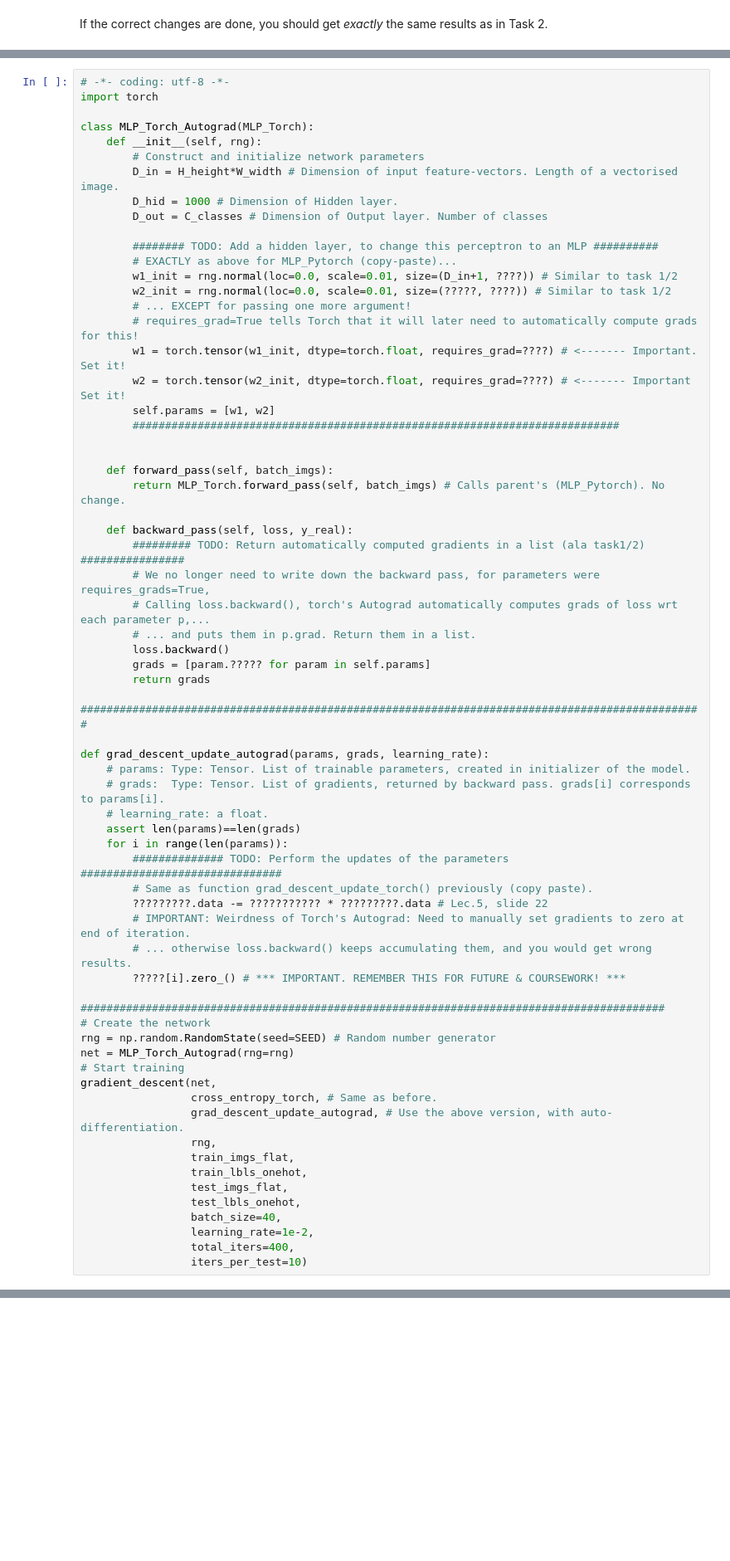
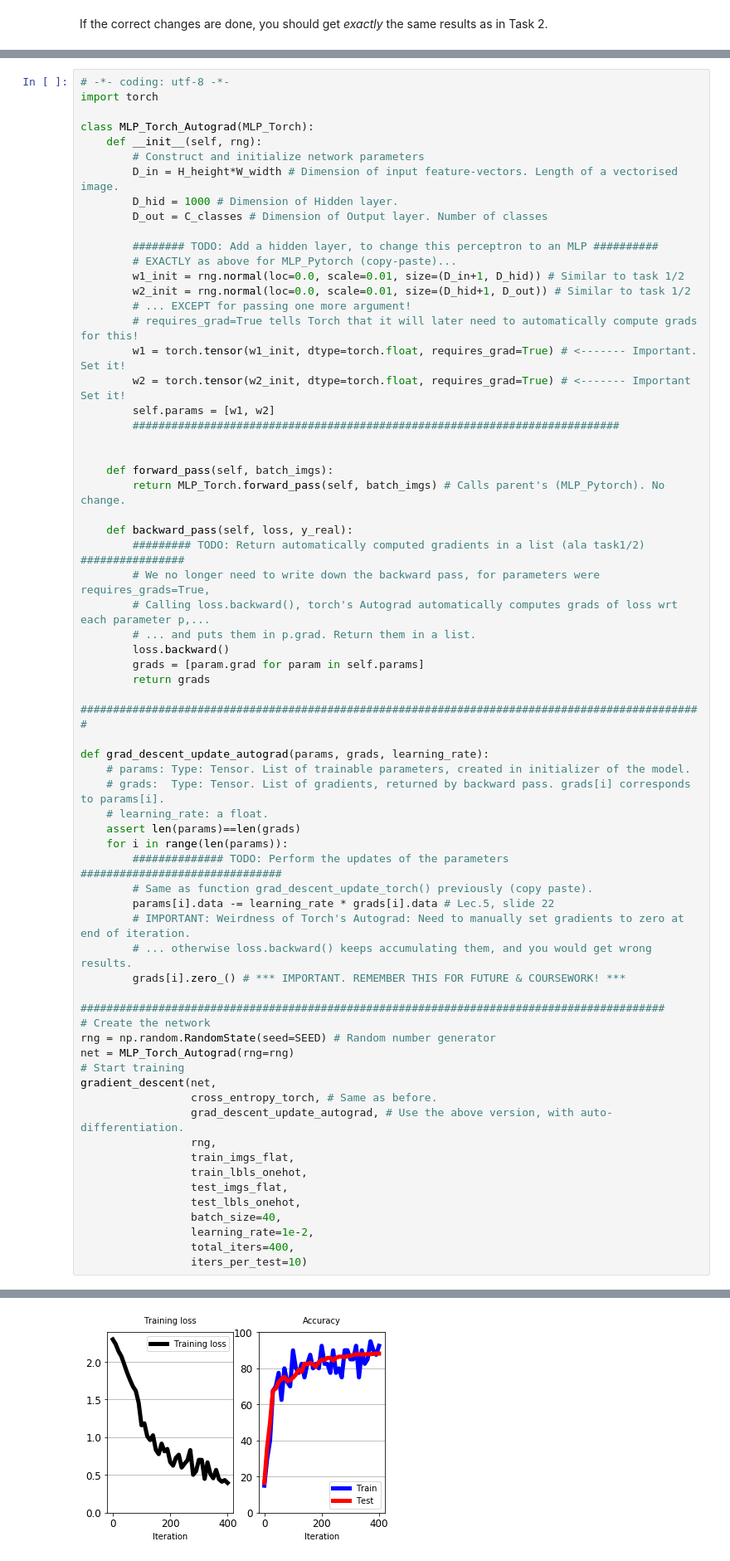
Before and after one commit to kentheo/mli-tutorials, a Jupyter notebook: MLI-Tutorial-3.ipynb, the cells around one changed output, grey strips where cells are left out. Shown: that part at 83% size. Drawn from its saved outputs; the diff is of its cells as text; blank space fills up the shorter version.

```diff
--- a/MLI-Tutorial-3.ipynb
+++ b/MLI-Tutorial-3.ipynb
@@ -542,12 +578,12 @@ class MLP_Torch_Autograd(MLP_Torch):
 
         ######## TODO: Add a hidden layer, to change this perceptron to an MLP ##########
         # EXACTLY as above for MLP_Pytorch (copy-paste)...
-        w1_init = rng.normal(loc=0.0, scale=0.01, size=(D_in+1, ????)) # Similar to task 1/2
-        w2_init = rng.normal(loc=0.0, scale=0.01, size=(?????, ????)) # Similar to task 1/2
+        w1_init = rng.normal(loc=0.0, scale=0.01, size=(D_in+1, D_hid)) # Similar to task 1/2
+        w2_init = rng.normal(loc=0.0, scale=0.01, size=(D_hid+1, D_out)) # Similar to task 1/2
         # ... EXCEPT for passing one more argument!
         # requires_grad=True tells Torch that it will later need to automatically compute grads for this!
-        w1 = torch.tensor(w1_init, dtype=torch.float, requires_grad=????) # <------- Important. Set it!
-        w2 = torch.tensor(w2_init, dtype=torch.float, requires_grad=????) # <------- Important Set it!
+        w1 = torch.tensor(w1_init, dtype=torch.float, requires_grad=True) # <------- Important. Set it!
+        w2 = torch.tensor(w2_init, dtype=torch.float, requires_grad=True) # <------- Important Set it!
         self.params = [w1, w2]
         ###########################################################################
 
@@ -561,7 +597,7 @@ class MLP_Torch_Autograd(MLP_Torch):
         # Calling loss.backward(), torch's Autograd automatically computes grads of loss wrt each parameter p,...
         # ... and puts them in p.grad. Return them in a list.
         loss.backward()
-        grads = [param.????? for param in self.params]
+        grads = [param.grad for param in self.params]
         return grads
         ################################################################################################
 
@@ -573,10 +609,10 @@ def grad_descent_update_autograd(params, grads, learning_rate):
     for i in range(len(params)):
         ############## TODO: Perform the updates of the parameters ###############################
         # Same as function grad_descent_update_torch() previously (copy paste).
-        ?????????.data -= ??????????? * ?????????.data # Lec.5, slide 22
+        params[i].data -= learning_rate * grads[i].data # Lec.5, slide 22
         # IMPORTANT: Weirdness of Torch's Autograd: Need to manually set gradients to zero at end of iteration.
         # ... otherwise loss.backward() keeps accumulating them, and you would get wrong results.
-        ?????[i].zero_() # *** IMPORTANT. REMEMBER THIS FOR FUTURE & COURSEWORK! ***
+        grads[i].zero_() # *** IMPORTANT. REMEMBER THIS FOR FUTURE & COURSEWORK! ***
         ##########################################################################################
 # Create the network
 rng = np.random.RandomState(seed=SEED) # Random number generator
@@ -594,3 +630,4 @@ gradient_descent(net,
                  learning_rate=1e-2,
                  total_iters=400,
                  iters_per_test=10)
+# %% [output]
@@ -597,3 +651,4 @@ gradient_descent(net,
+[figure, added]
 # %% [markdown]
 If completed correctly, the results should be *exactly* the same as in Task 2 and 3.
 **Please note** the implementation detail of zeroing the gradients in the end of function grad_descent_update_autograd(), needed when Autograd is used.
```
Also changed, not shown: parts of 5 cells of this notebook, 2 other files.
